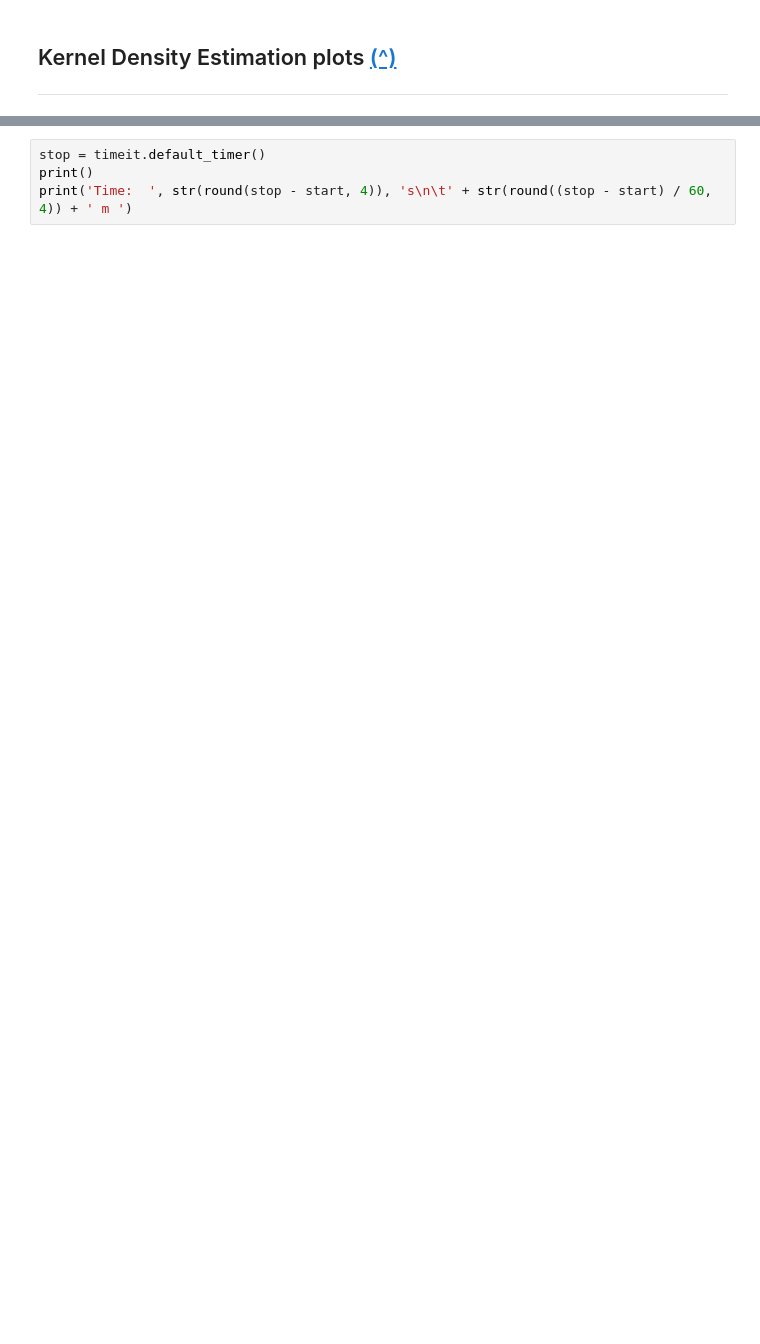
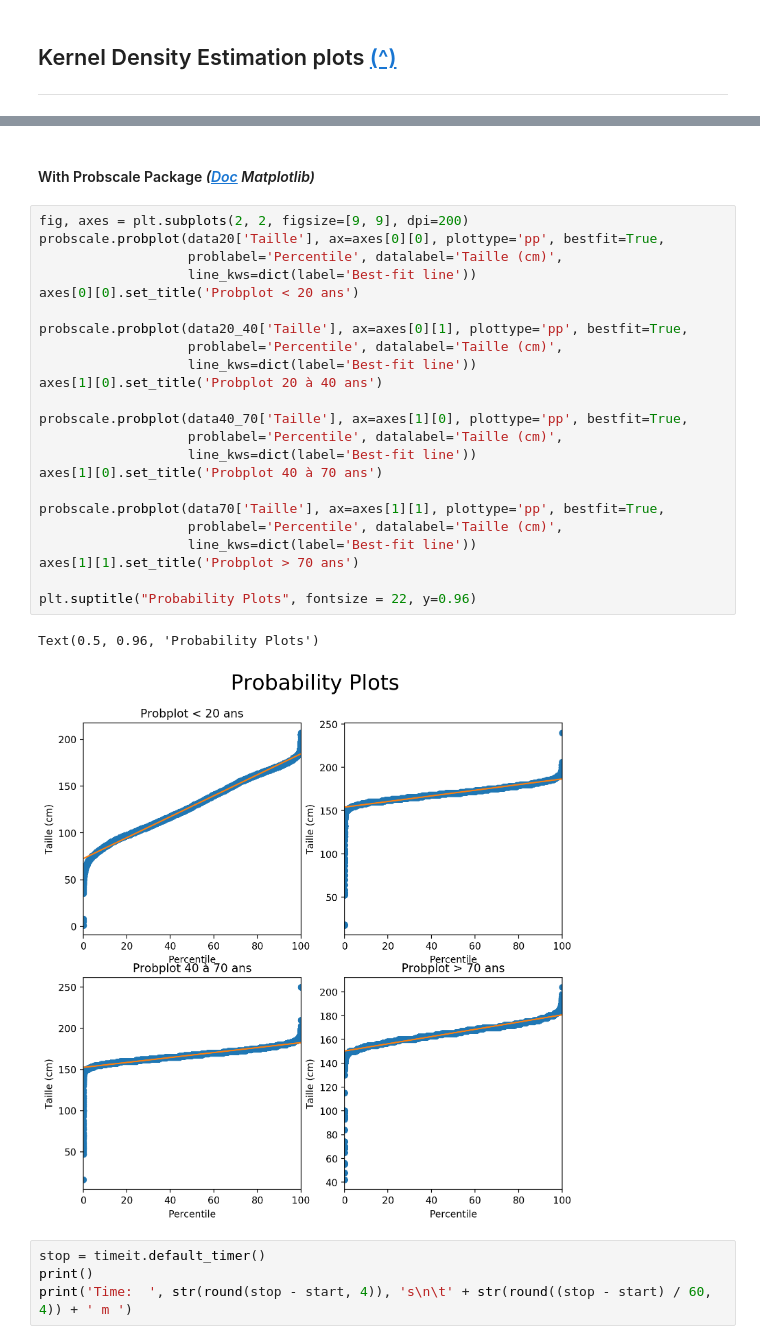
Before and after one commit to ldancelme/clb_notebooks, a Jupyter notebook: groups_taille.ipynb, the cells around one changed output, grey strips where cells are left out. Drawn from its saved outputs; the diff is of its cells as text; blank space fills up the shorter version.

```diff
--- a/groups_taille.ipynb
+++ b/groups_taille.ipynb
@@ -245,3 +270,31 @@ L'aspect des courbes calculées par la fonction KDE nous laisse penser que le gr
+# %% [markdown]
+#### With Probscale Package *([Doc](https://matplotlib.org/mpl-probscale/tutorial/closer_look_at_viz.html) Matplotlib)*
+# %%
+fig, axes = plt.subplots(2, 2, figsize=[9, 9], dpi=200)
+probscale.probplot(data20['Taille'], ax=axes[0][0], plottype='pp', bestfit=True,
+                   problabel='Percentile', datalabel='Taille (cm)',
+                   line_kws=dict(label='Best-fit line'))
+axes[0][0].set_title('Probplot < 20 ans')
+
+probscale.probplot(data20_40['Taille'], ax=axes[0][1], plottype='pp', bestfit=True,
+                   problabel='Percentile', datalabel='Taille (cm)',
+                   line_kws=dict(label='Best-fit line'))
+axes[1][0].set_title('Probplot 20 à 40 ans')
+
+probscale.probplot(data40_70['Taille'], ax=axes[1][0], plottype='pp', bestfit=True,
+                   problabel='Percentile', datalabel='Taille (cm)',
+                   line_kws=dict(label='Best-fit line'))
+axes[1][0].set_title('Probplot 40 à 70 ans')
+
+probscale.probplot(data70['Taille'], ax=axes[1][1], plottype='pp', bestfit=True,
+                   problabel='Percentile', datalabel='Taille (cm)',
+                   line_kws=dict(label='Best-fit line'))
+axes[1][1].set_title('Probplot > 70 ans')
+
+plt.suptitle("Probability Plots", fontsize = 22, y=0.96)
+# %% [output]
+Text(0.5, 0.96, 'Probability Plots')
+[figure, added]
 # %%
 stop = timeit.default_timer()
 print()
```
Also changed, not shown: parts of 12 cells of this notebook, 2 other files.
